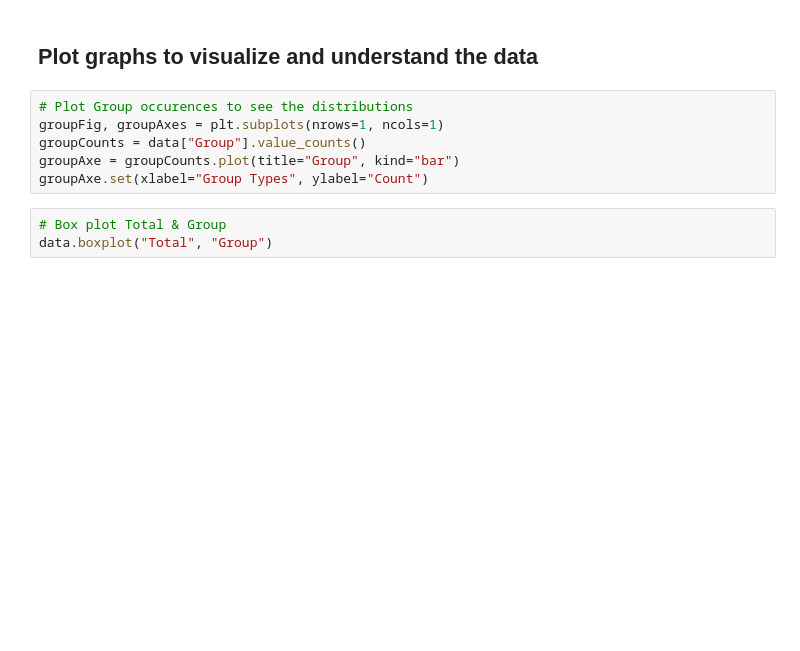
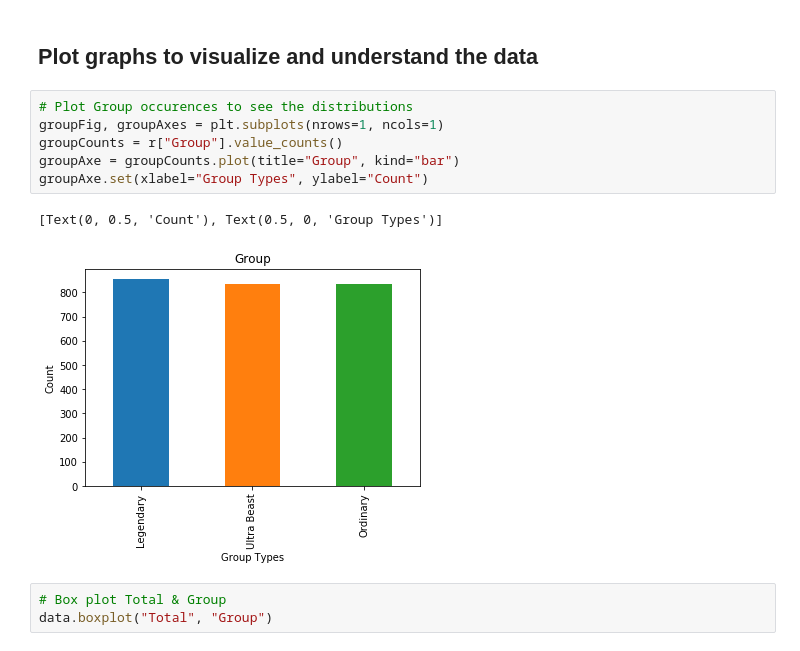
Before and after one commit to pandabytes/PokemonDatamining, a Jupyter notebook: predictors/Pokemon.ipynb, the cells around one changed output. Cells and saved outputs as stored; diff of their text form; blank space fills up the shorter version.

```diff
--- a/predictors/Pokemon.ipynb
+++ b/predictors/Pokemon.ipynb
@@ -66,9 +78,12 @@ data.head()
 # %%
 # Plot Group occurences to see the distributions
 groupFig, groupAxes = plt.subplots(nrows=1, ncols=1)
-groupCounts = data["Group"].value_counts()
+groupCounts = r["Group"].value_counts()
 groupAxe = groupCounts.plot(title="Group", kind="bar")
 groupAxe.set(xlabel="Group Types", ylabel="Count")
+# %% [output]
+[Text(0, 0.5, 'Count'), Text(0.5, 0, 'Group Types')]
+[figure, added]
 # %%
 # Box plot Total & Group
 data.boxplot("Total", "Group")
```
Also changed, not shown: parts of 37 cells of this notebook, 3 other files.
